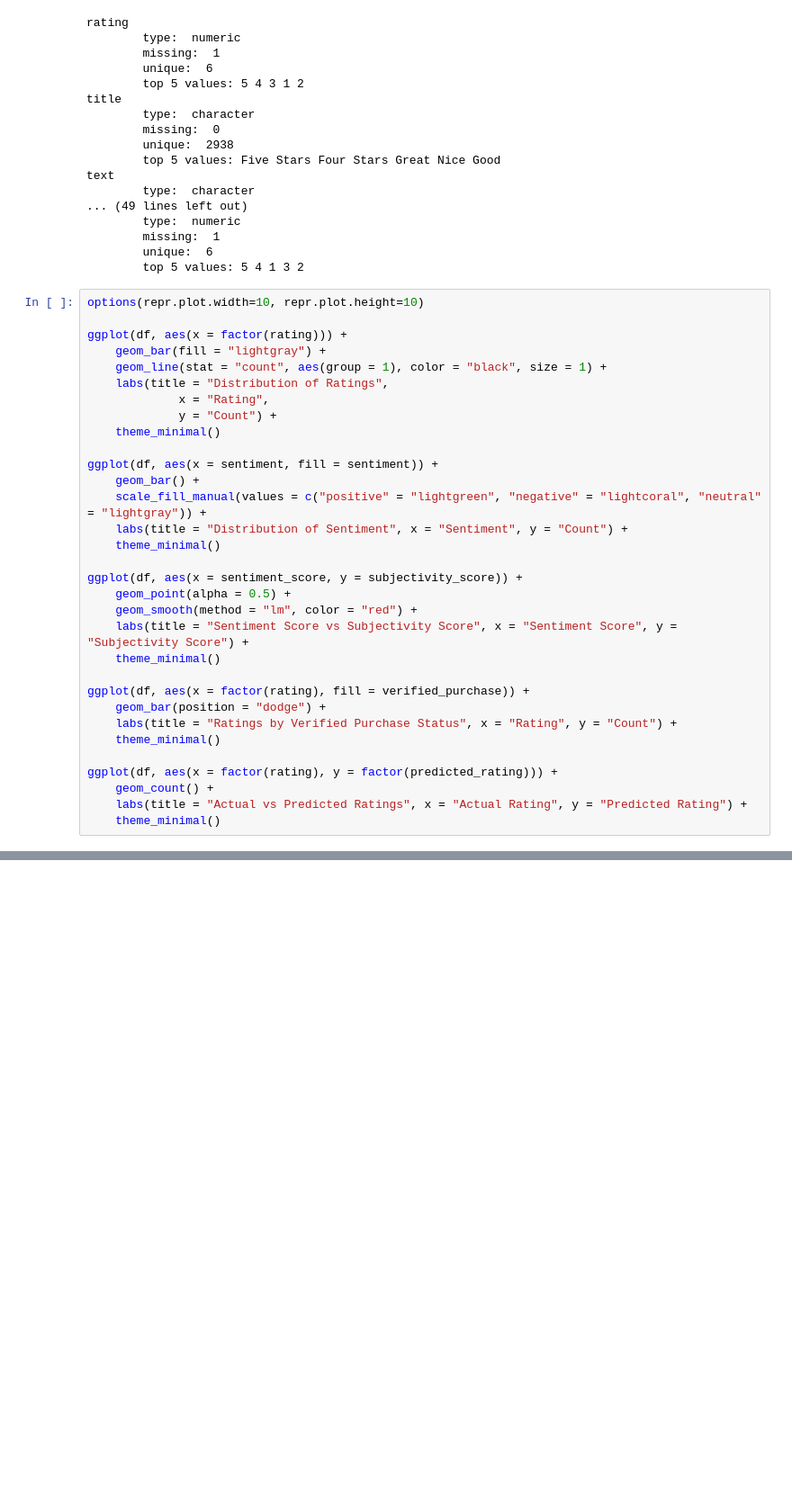
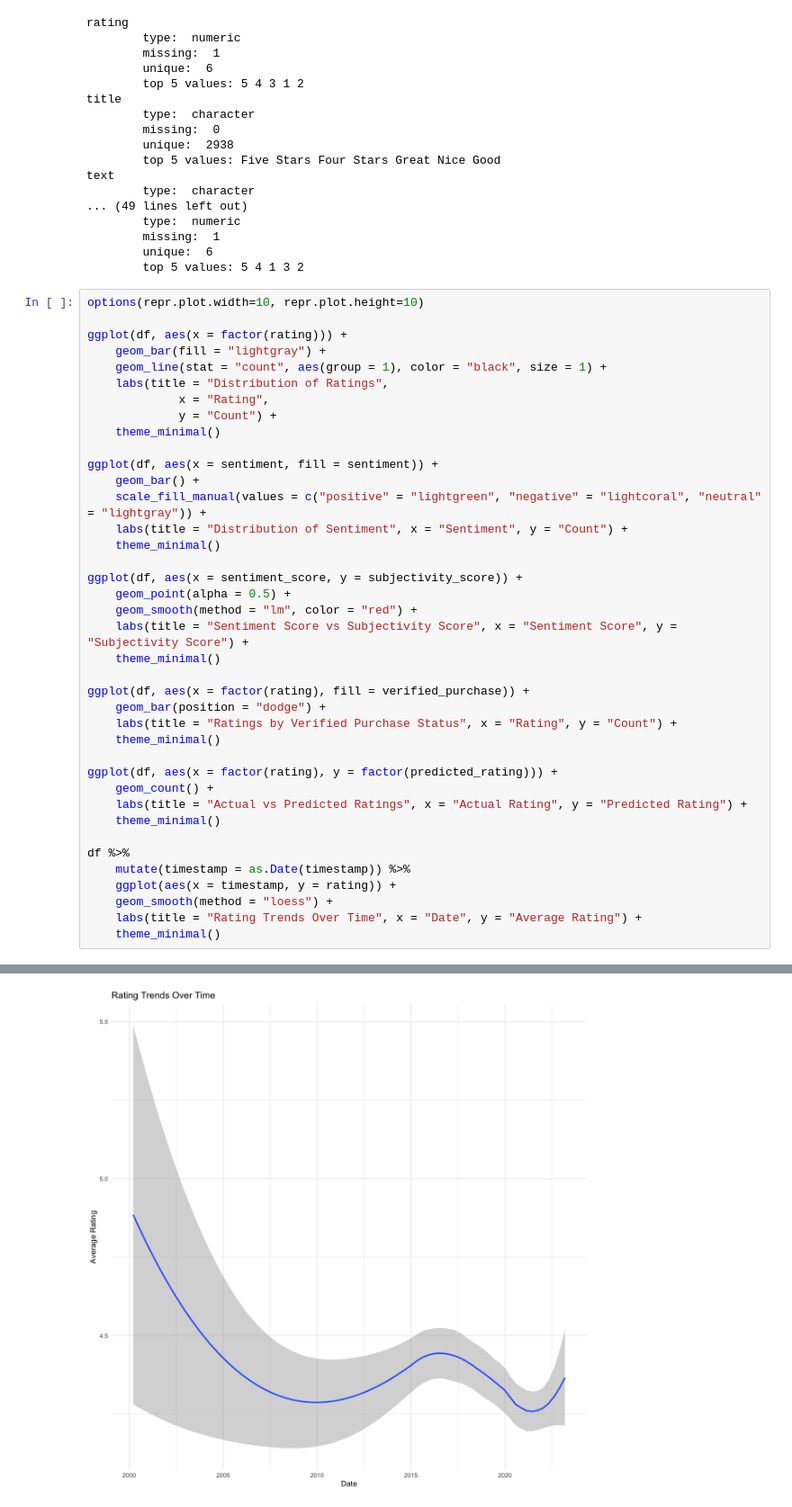
Before and after one commit to sueszli/amazeballs, a Jupyter notebook: docs/tmp.ipynb, the cells around one changed output, grey strips where cells are left out. Shown at 90% size. Drawn from its saved outputs; the diff is of its cells as text; blank space fills up the shorter version.

```diff
--- a/docs/tmp.ipynb
+++ b/docs/tmp.ipynb
@@ -70,6 +70,13 @@ ggplot(df, aes(x = factor(rating), y = factor(predicted_rating))) +
     geom_count() +
     labs(title = "Actual vs Predicted Ratings", x = "Actual Rating", y = "Predicted Rating") +
     theme_minimal()
+
+df %>%
+    mutate(timestamp = as.Date(timestamp)) %>%
+    ggplot(aes(x = timestamp, y = rating)) +
+    geom_smooth(method = "loess") +
+    labs(title = "Rating Trends Over Time", x = "Date", y = "Average Rating") +
+    theme_minimal()
 # %% [output]
 [figure]
 `geom_smooth()` using formula = 'y ~ x'
@@ -84 +94,2 @@ Warning message:
 [figure]
+[figure, added]
```
Also changed, not shown: parts of 1 cell of this notebook.
